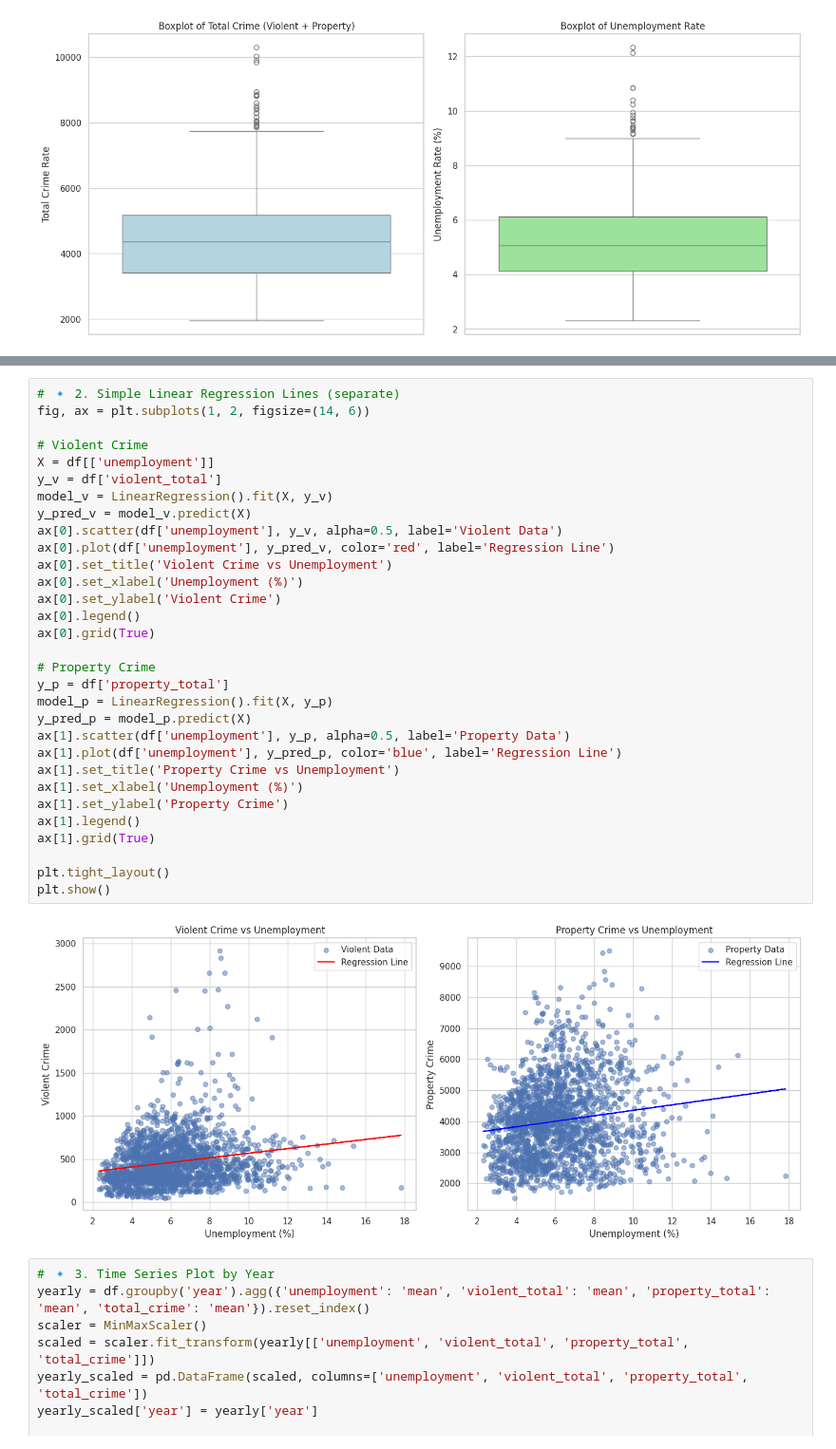
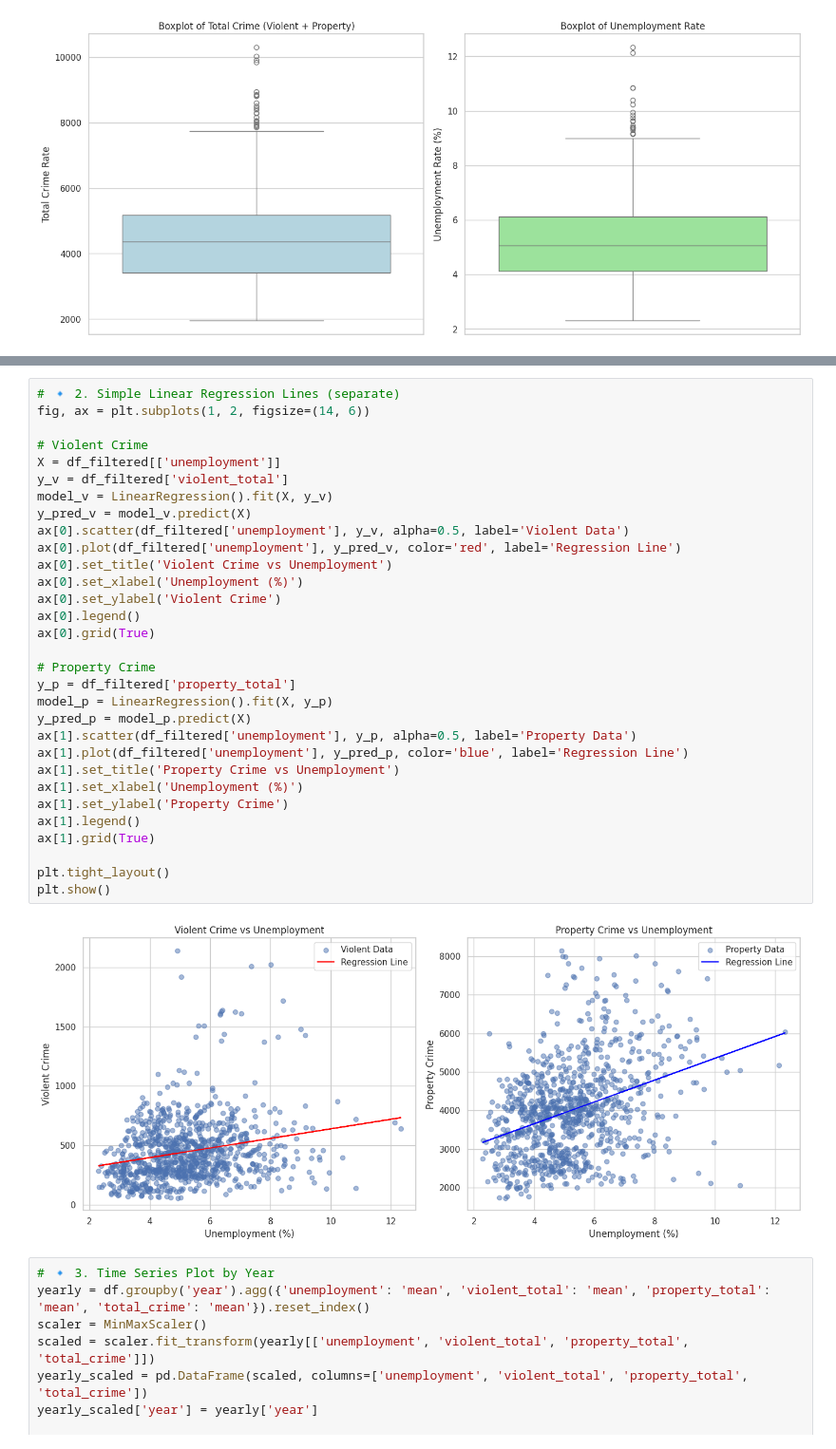
Before and after one commit to Kiro-create/Crime-Unemployment, a Jupyter notebook: Unemployment_Crime_Cleaned_edited_(1).ipynb, the cells around one changed output, grey strips where cells are left out. Shown at 95% size. Drawn from its saved outputs; the diff is of its cells as text.

```diff
--- a/Unemployment_Crime_Cleaned_edited_(1).ipynb
+++ b/Unemployment_Crime_Cleaned_edited_(1).ipynb
@@ -285,36 +285,36 @@ plt.show()
 # %%
 # 🔹 2. Simple Linear Regression Lines (separate)
 fig, ax = plt.subplots(1, 2, figsize=(14, 6))
 
 # Violent Crime
-X = df[['unemployment']]
-y_v = df['violent_total']
+X = df_filtered[['unemployment']]
+y_v = df_filtered['violent_total']
 model_v = LinearRegression().fit(X, y_v)
 y_pred_v = model_v.predict(X)
-ax[0].scatter(df['unemployment'], y_v, alpha=0.5, label='Violent Data')
-ax[0].plot(df['unemployment'], y_pred_v, color='red', label='Regression Line')
+ax[0].scatter(df_filtered['unemployment'], y_v, alpha=0.5, label='Violent Data')
+ax[0].plot(df_filtered['unemployment'], y_pred_v, color='red', label='Regression Line')
 ax[0].set_title('Violent Crime vs Unemployment')
 ax[0].set_xlabel('Unemployment (%)')
 ax[0].set_ylabel('Violent Crime')
 ax[0].legend()
 ax[0].grid(True)
 
 # Property Crime
-y_p = df['property_total']
+y_p = df_filtered['property_total']
 model_p = LinearRegression().fit(X, y_p)
 y_pred_p = model_p.predict(X)
-ax[1].scatter(df['unemployment'], y_p, alpha=0.5, label='Property Data')
-ax[1].plot(df['unemployment'], y_pred_p, color='blue', label='Regression Line')
+ax[1].scatter(df_filtered['unemployment'], y_p, alpha=0.5, label='Property Data')
+ax[1].plot(df_filtered['unemployment'], y_pred_p, color='blue', label='Regression Line')
 ax[1].set_title('Property Crime vs Unemployment')
 ax[1].set_xlabel('Unemployment (%)')
 ax[1].set_ylabel('Property Crime')
 ax[1].legend()
 ax[1].grid(True)
 
 plt.tight_layout()
 plt.show()
 # %% [output]
-[figure, old version]
+[figure, new version]
 # %%
 # 🔹 3. Time Series Plot by Year
 yearly = df.groupby('year').agg({'unemployment': 'mean', 'violent_total': 'mean', 'property_total': 'mean', 'total_crime': 'mean'}).reset_index()
```
Also changed, not shown: parts of 11 cells of this notebook.
